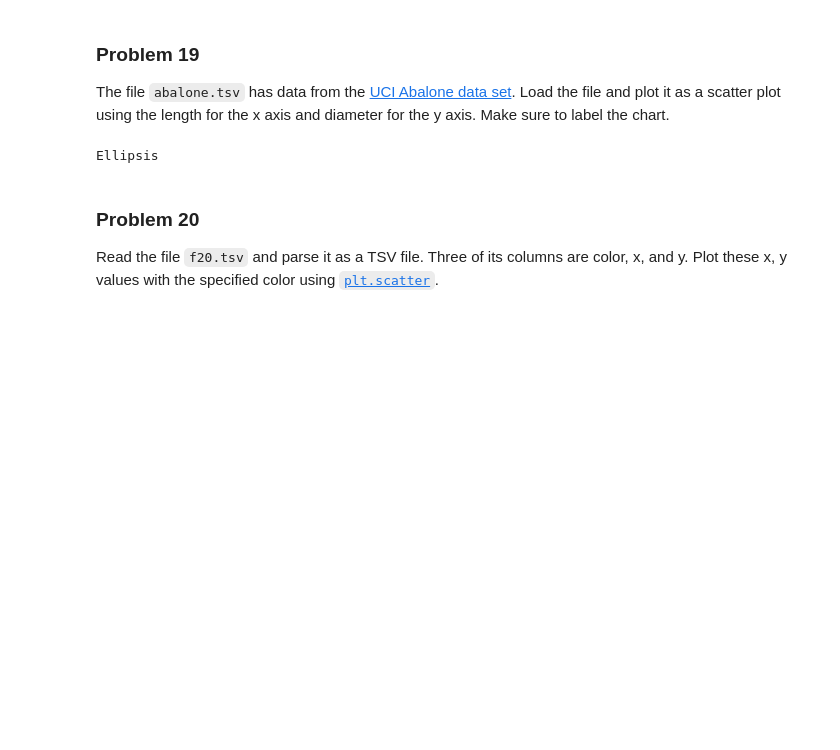
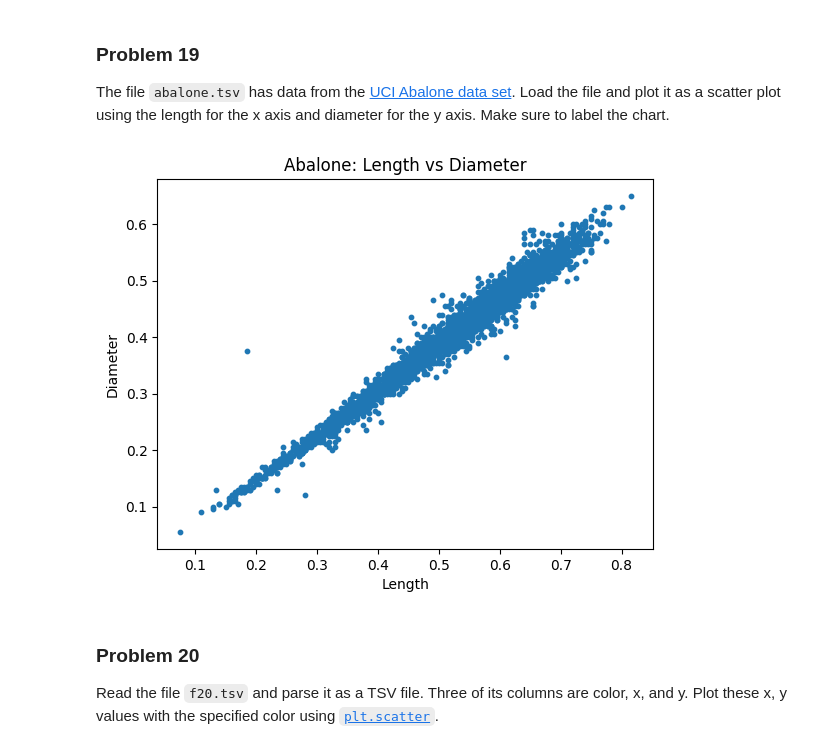
Before and after one commit to JCameronH/dx602-homework-05, a Jupyter notebook: homework.ipynb, the cells around one changed output. Saved outputs shown, nothing was run; the diff lists cells and outputs as text; code cells hidden in the pictures; blank space fills up the shorter version.

```diff
--- a/homework.ipynb
+++ b/homework.ipynb
@@ -600,12 +600,44 @@ plt.show()
 The file `abalone.tsv` has data from the [UCI Abalone data set](https://archive.ics.uci.edu/dataset/1/abalone).
 Load the file and plot it as a scatter plot using the length for the x axis and diameter for the y axis.
 Make sure to label the chart.
-# %%
-# YOUR CHANGES HERE
-
-...
-# %% [output]
-Ellipsis
+# %%
+# YOUR CHANGES HERE
+
+import matplotlib.pyplot as plt
+
+# Prepare lists to store data
+lengths = []
+diameters = []
+
+# Read the TSV file
+with open("abalone.tsv", "r") as f:
+    lines = f.read().strip().splitlines()
+
+# Skip the header
+header = lines[0].split("\t")
+length_index = header.index("Length")
+diameter_index = header.index("Diameter")
+
+# Parse each data row
+for line in lines[1:]:
+    parts = line.strip().split("\t")
+    try:
+        length = float(parts[length_index])
+        diameter = float(parts[diameter_index])
+        lengths.append(length)
+        diameters.append(diameter)
+    except ValueError:
+        # Skip rows with missing or invalid data
+        continue
+
+# Plot the scatter plot
+plt.scatter(lengths, diameters, s=10)
+plt.title("Abalone: Length vs Diameter")
+plt.xlabel("Length")
+plt.ylabel("Diameter")
+plt.show()
+# %% [output]
+[figure, added]
 # %% [markdown]
 ### Problem 20
 
```
Also changed, not shown: parts of 1 cell of this notebook.
